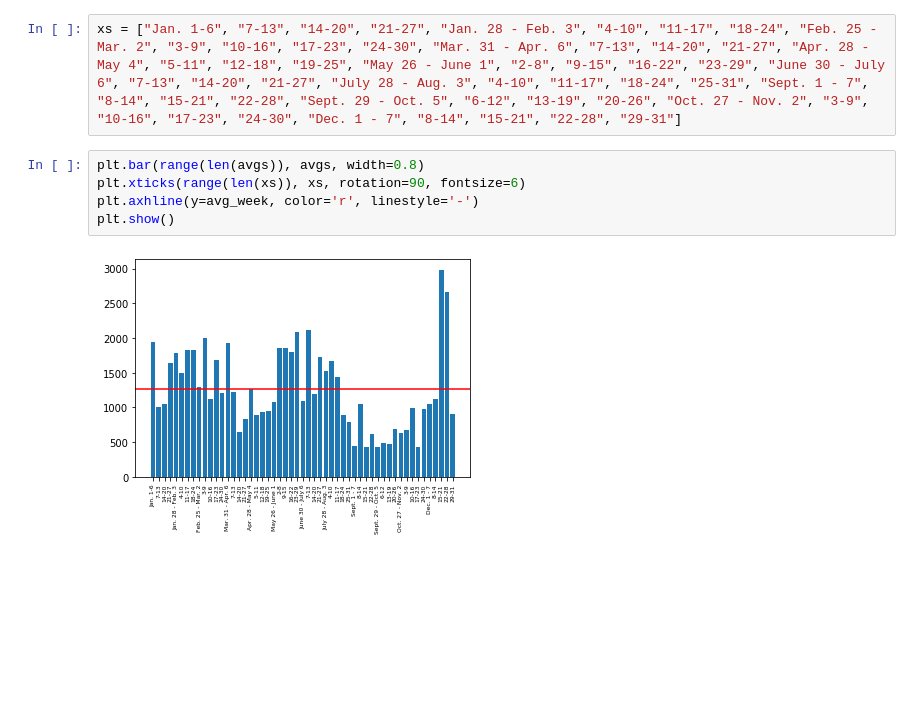
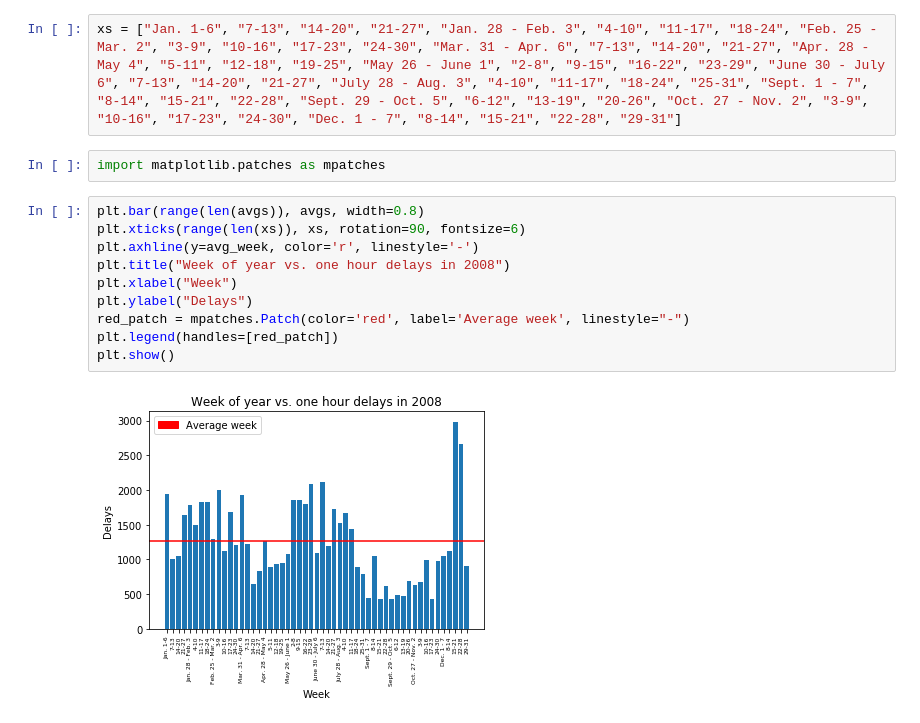
Before and after one commit to daniellicht13/caobd_final, a Jupyter notebook: flights_vs_delays_per_day.ipynb, the cells around one changed output. Drawn from its saved outputs; the diff is of its cells as text; blank space fills up the shorter version.

```diff
--- a/flights_vs_delays_per_day.ipynb
+++ b/flights_vs_delays_per_day.ipynb
@@ -181,10 +189,17 @@ avg_week
 1259.1585804132974
 # %%
 xs = ["Jan. 1-6", "7-13", "14-20", "21-27", "Jan. 28 - Feb. 3", "4-10", "11-17", "18-24", "Feb. 25 - Mar. 2", "3-9", "10-16", "17-23", "24-30", "Mar. 31 - Apr. 6", "7-13", "14-20", "21-27", "Apr. 28 - May 4", "5-11", "12-18", "19-25", "May 26 - June 1", "2-8", "9-15", "16-22", "23-29", "June 30 - July 6", "7-13", "14-20", "21-27", "July 28 - Aug. 3", "4-10", "11-17", "18-24", "25-31", "Sept. 1 - 7", "8-14", "15-21", "22-28", "Sept. 29 - Oct. 5", "6-12", "13-19", "20-26", "Oct. 27 - Nov. 2", "3-9", "10-16", "17-23", "24-30", "Dec. 1 - 7", "8-14", "15-21", "22-28", "29-31"]
+# %%
+import matplotlib.patches as mpatches
 # %%
 plt.bar(range(len(avgs)), avgs, width=0.8)
 plt.xticks(range(len(xs)), xs, rotation=90, fontsize=6)
 plt.axhline(y=avg_week, color='r', linestyle='-')
+plt.title("Week of year vs. one hour delays in 2008")
+plt.xlabel("Week")
+plt.ylabel("Delays")
+red_patch = mpatches.Patch(color='red', label='Average week', linestyle="-")
+plt.legend(handles=[red_patch])
 plt.show()
 # %% [output]
-[figure, old version]
+[figure, new version]
```
Also changed, not shown: parts of 6 cells of this notebook, 2 other files.
